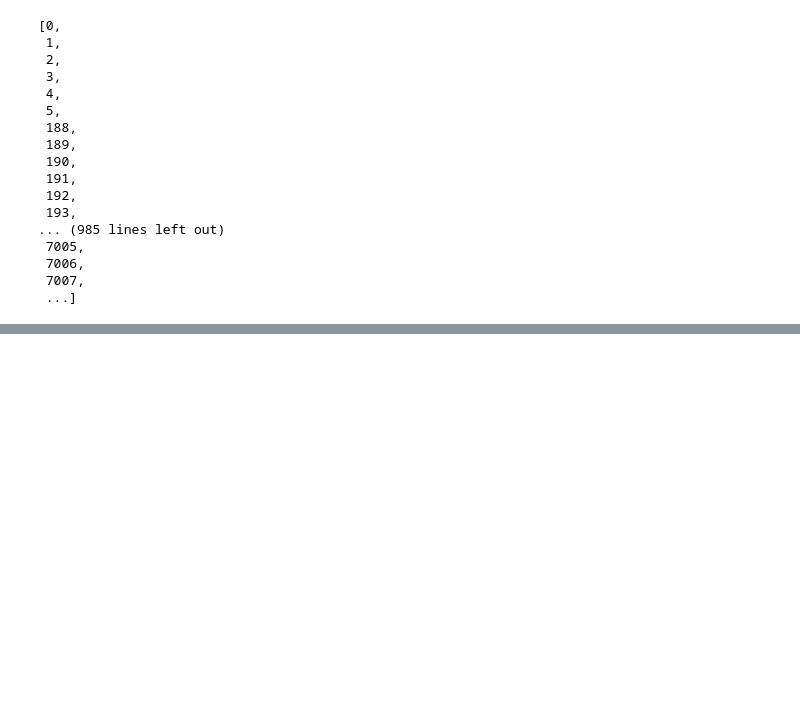
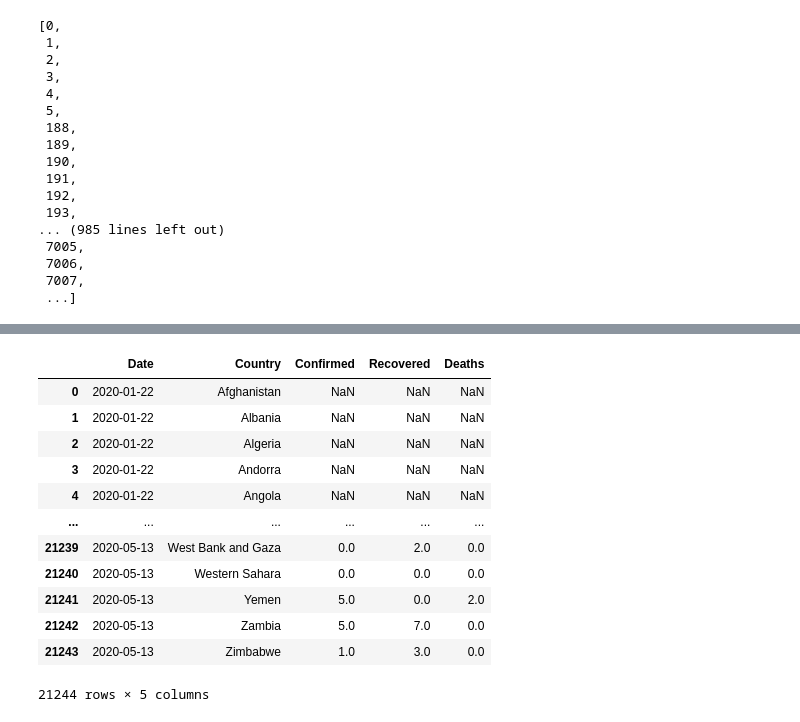
Before and after one commit to Abdullah-Alrefaey/COVID19-Visualizations, a Jupyter notebook: playground/dataReforming.ipynb, the cells around one changed output, grey strips where cells are left out. Drawn from its saved outputs; the diff is of its cells as text; code cells hidden in the pictures; blank space fills up the shorter version.

Commit message:
added daily confirms cases
/COVID-19 DATA/covid_daily.csv

```diff
--- a/playground/dataReforming.ipynb
+++ b/playground/dataReforming.ipynb
@@ -267,0 +310,19 @@ newData.to_csv("../COVID-19 Data/aggregated_sorted.csv")
+# %%
+difference = abs(data_agg.iloc[:, 2:].diff(periods=188, axis=0))
+# %%
+test =pd.concat([data_agg.iloc[:, :2], difference], axis=1)
+test
+# %% [output]
+|  | Date | Country | Confirmed | Recovered | Deaths |
+| 0 | 2020-01-22 | Afghanistan | NaN | NaN | NaN |
+| 1 | 2020-01-22 | Albania | NaN | NaN | NaN |
+| 2 | 2020-01-22 | Algeria | NaN | NaN | NaN |
+| 3 | 2020-01-22 | Andorra | NaN | NaN | NaN |
+| 4 | 2020-01-22 | Angola | NaN | NaN | NaN |
+| ... | ... | ... | ... | ... | ... |
+| 21239 | 2020-05-13 | West Bank and Gaza | 0.0 | 2.0 | 0.0 |
+| 21240 | 2020-05-13 | Western Sahara | 0.0 | 0.0 | 0.0 |
+| 21241 | 2020-05-13 | Yemen | 5.0 | 0.0 | 2.0 |
+| 21242 | 2020-05-13 | Zambia | 5.0 | 7.0 | 0.0 |
+| 21243 | 2020-05-13 | Zimbabwe | 1.0 | 3.0 | 0.0 |
+21244 rows × 5 columns
```
Also changed, not shown: parts of 8 cells of this notebook, 2 other files.
